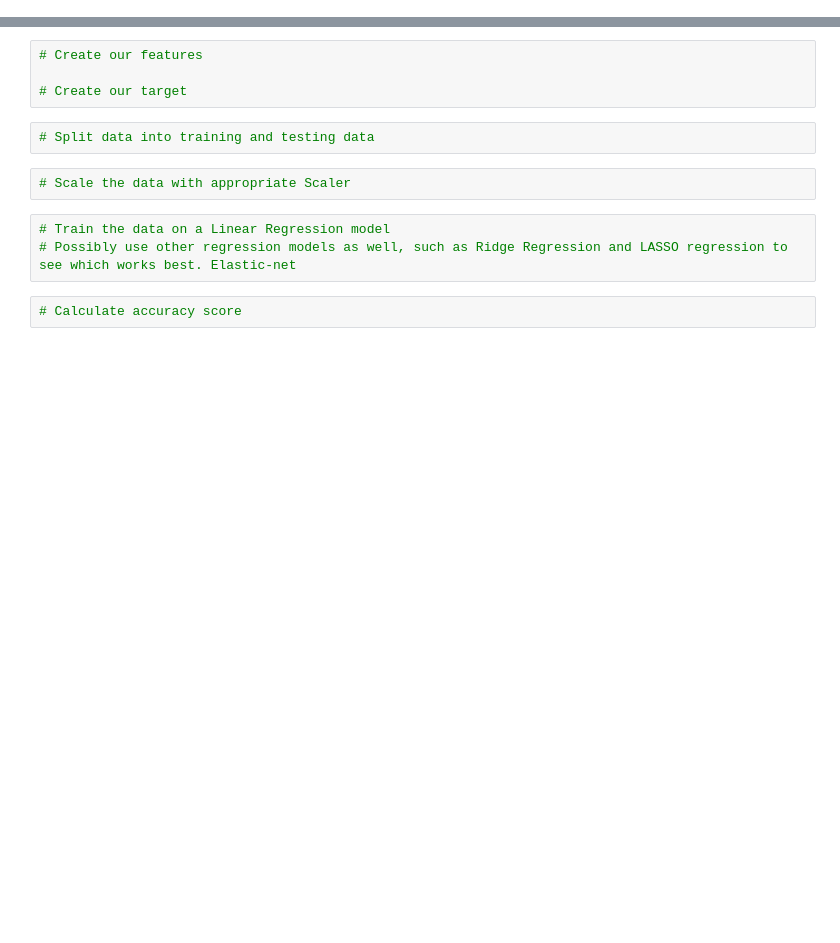
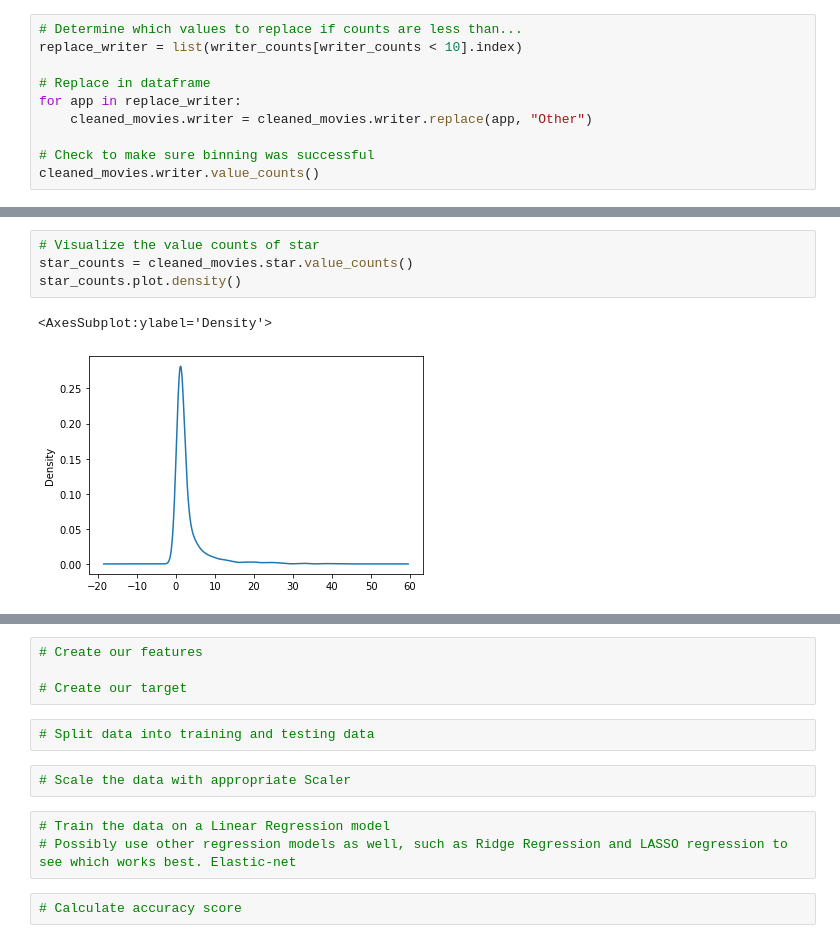
Before and after one commit to PDob02/Group_Project_May_2022, a Jupyter notebook: IMDBscore_MLM.ipynb, the cells around one changed output, grey strips where cells are left out. Drawn from its saved outputs; the diff is of its cells as text; blank space fills up the shorter version.

```diff
--- a/IMDBscore_MLM.ipynb
+++ b/IMDBscore_MLM.ipynb
@@ -11,0 +175,10 @@ cleaned_movies.head()
+# %%
+# Determine which values to replace if counts are less than...
+replace_writer = list(writer_counts[writer_counts < 10].index)
+
+# Replace in dataframe
+for app in replace_writer:
+    cleaned_movies.writer = cleaned_movies.writer.replace(app, "Other")
+
+# Check to make sure binning was successful
+cleaned_movies.writer.value_counts()
@@ -11,0 +219,7 @@ cleaned_movies.head()
+# %%
+# Visualize the value counts of star
+star_counts = cleaned_movies.star.value_counts()
+star_counts.plot.density()
+# %% [output]
+<AxesSubplot:ylabel='Density'>
+[figure, added]
```
Also changed, not shown: parts of 22 cells of this notebook.
